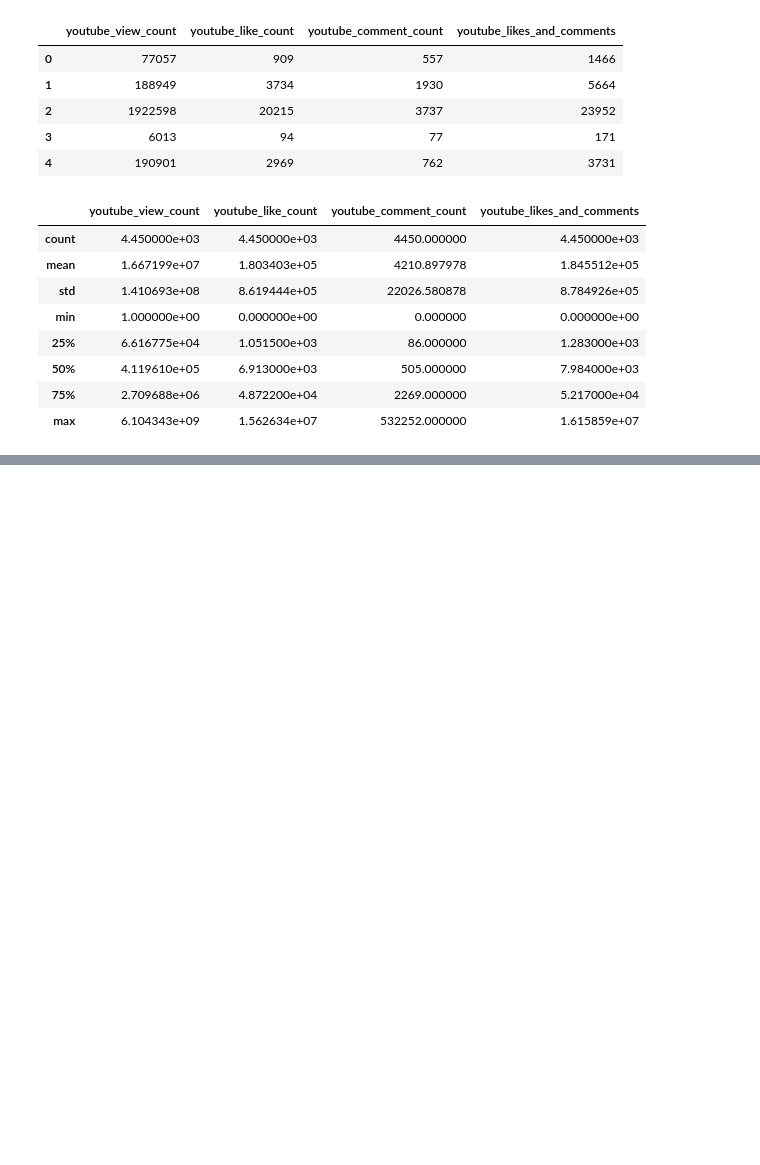
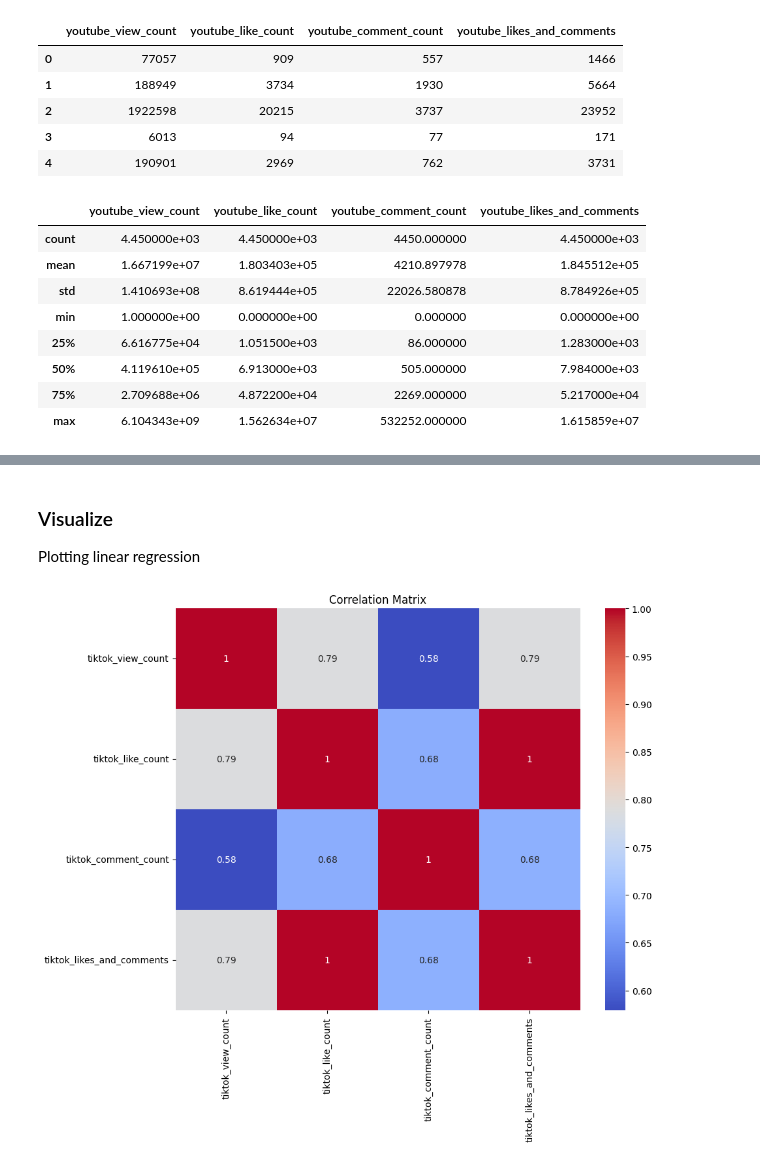
Before and after one commit to Takosaga/fall_24, a Jupyter notebook: big_data/coursework_assignment/3_dashboard.ipynb, the cells around one changed output, grey strips where cells are left out. Saved outputs shown, nothing was run; the diff lists cells and outputs as text; code cells hidden in the pictures; blank space fills up the shorter version.

```diff
--- a/big_data/coursework_assignment/3_dashboard.ipynb
+++ b/big_data/coursework_assignment/3_dashboard.ipynb
@@ -96,3 +96,16 @@ youtube_df.describe()
 | 50% | 4.119610e+05 | 6.913000e+03 | 505.000000 | 7.984000e+03 |
 | 75% | 2.709688e+06 | 4.872200e+04 | 2269.000000 | 5.217000e+04 |
 | max | 6.104343e+09 | 1.562634e+07 | 532252.000000 | 1.615859e+07 |
+# %%
+scaler = StandardScaler()
+tiktok_df[tiktok_df.columns] = scaler.fit_transform(tiktok_df[tiktok_df.columns])
+youtube_df[youtube_df.columns] = scaler.fit_transform(youtube_df[youtube_df.columns])
+# %%
+#Remove outliers (using 3 standard deviations as a threshold)
+def remove_outliers(df, columns, threshold=3):
+    for col in columns:
+        df = df[np.abs(df[col]) <= threshold]  # Keep rows within the threshold
+    return df
+# %%
+tiktok_df_cleaned = remove_outliers(tiktok_df, tiktok_df.columns)
+youtube_df_cleaned = remove_outliers(youtube_df, youtube_df.columns)
@@ -98,0 +130,12 @@ youtube_df.describe()
+# %% [markdown]
+### Visualize
+Plotting linear regression
+# %%
+corr_matrix = tiktok_df_cleaned.corr()
+# %%
+plt.figure(figsize=(10, 8))
+sns.heatmap(corr_matrix, annot=True, cmap='coolwarm')
+plt.title('Correlation Matrix')
+plt.show()
+# %% [output]
+[figure, added]
```
Also changed, not shown: parts of 12 cells of this notebook, 1 other file.
